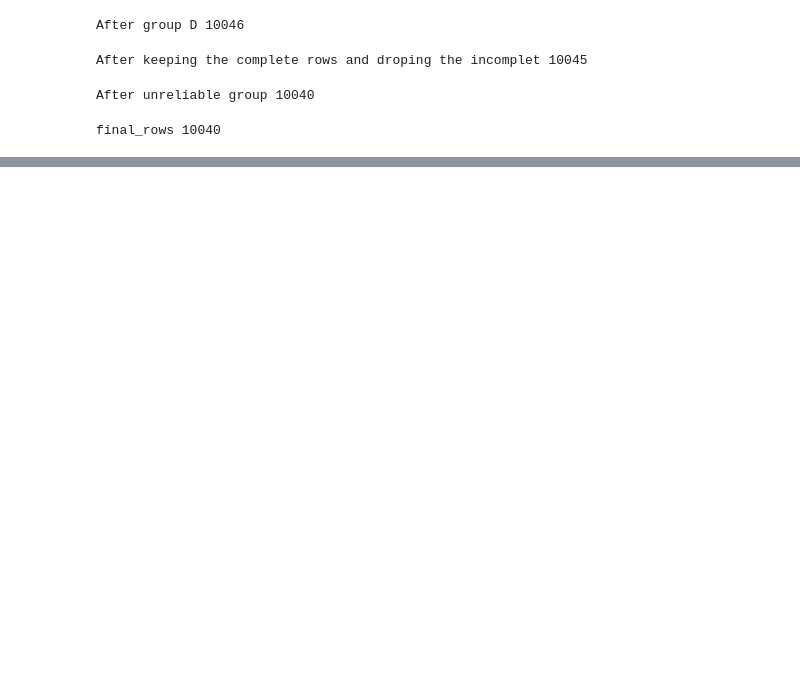
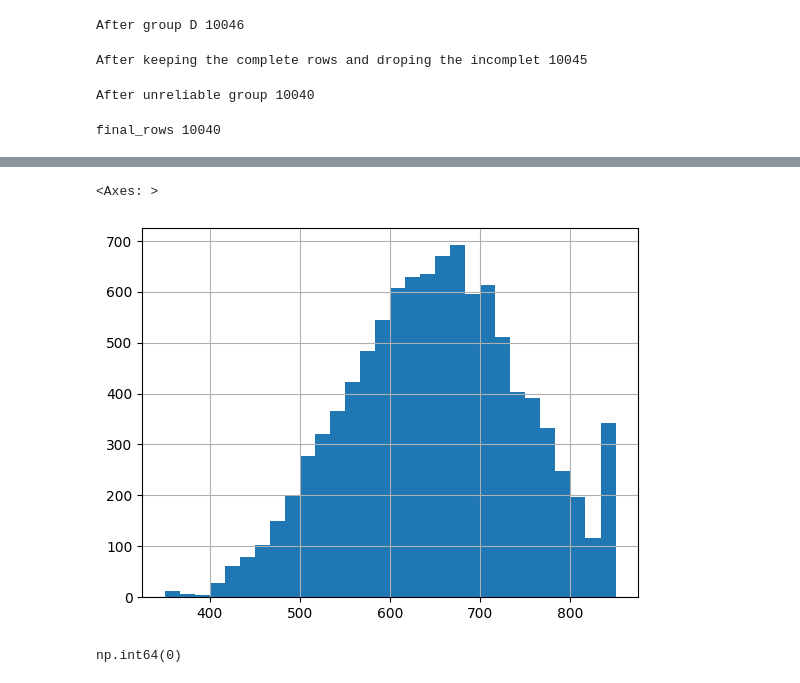
Before and after one commit to aishacmela/Working-with-data-assignment-2, a Jupyter notebook: Untitled-1.ipynb, the cells around one changed output, grey strips where cells are left out. Drawn from its saved outputs; the diff is of its cells as text; code cells hidden in the pictures; blank space fills up the shorter version.

```diff
--- a/Untitled-1.ipynb
+++ b/Untitled-1.ipynb
@@ -208,0 +275,7 @@ final_rows 10040
+# %%
+#Apply median imputation for age
+
+age_median = combined_df['Age'].median()
+combined_df['Age'] = combined_df['Age'].fillna(age_median)
+
+print(combined_df['Age'].isnull().sum())
@@ -208,0 +296,12 @@ final_rows 10040
+# %%
+combined_df['CreditScore'].hist(bins=30)
+# %% [output]
+<Axes: >
+[figure, added]
+# %%
+credit_mean = combined_df['CreditScore'].mean()
+combined_df['CreditScore'] = combined_df['CreditScore'].fillna(credit_mean)
+
+combined_df['CreditScore'].isnull().sum()
+# %% [output]
+np.int64(0)
```
Also changed, not shown: parts of 15 cells of this notebook.
